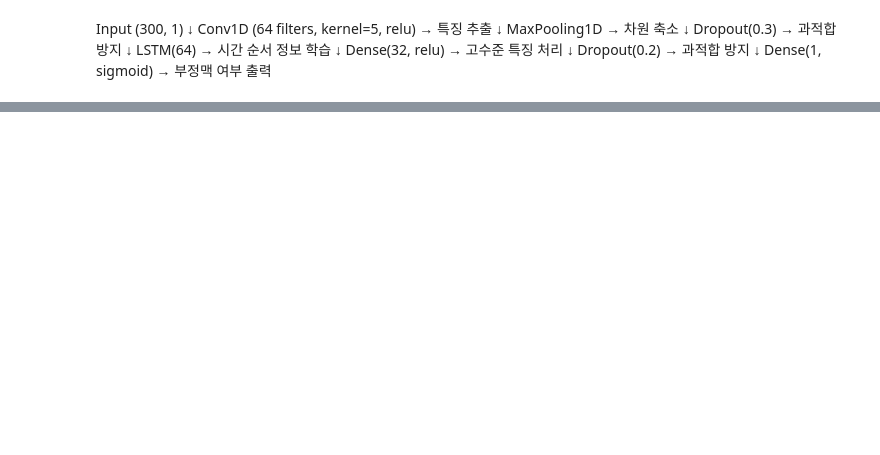
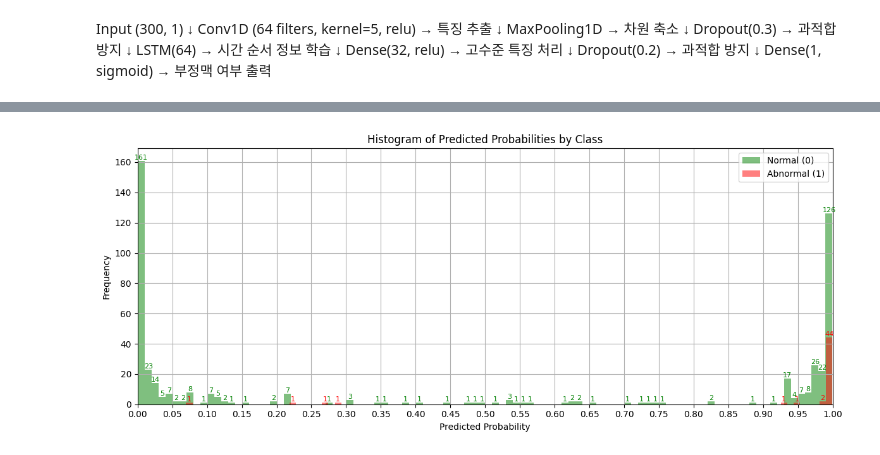
Before and after one commit to Freezens/ppg_project, a Jupyter notebook: Conv1D+LSTM.ipynb, the cells around one changed output, grey strips where cells are left out. Saved outputs shown, nothing was run; the diff lists cells and outputs as text; code cells hidden in the pictures; blank space fills up the shorter version.

```diff
--- a/Conv1D+LSTM.ipynb
+++ b/Conv1D+LSTM.ipynb
@@ -89,0 +236,34 @@ Validation Accuracy: 0.8200
+# %%
+import numpy as np
+import matplotlib.pyplot as plt
+
+plt.figure(figsize=(12, 5))
+
+# 히스토그램 직접 변수로 저장 (정상 클래스)
+n0, bins0, _ = plt.hist(y_pred_prob[y_test == 0], bins=100, alpha=0.5, label='Normal (0)', color='green')
+
+# 이상 클래스
+n1, bins1, _ = plt.hist(y_pred_prob[y_test == 1], bins=100, alpha=0.5, label='Abnormal (1)', color='red')
+
+# 숫자 표기 (빈도 수)
+for i in range(len(n0)):
+    if n0[i] > 0:
+        plt.text((bins0[i] + bins0[i+1]) / 2, n0[i], str(int(n0[i])), ha='center', va='bottom', fontsize=8, color='green')
+
+for i in range(len(n1)):
+    if n1[i] > 0:
+        plt.text((bins1[i] + bins1[i+1]) / 2, n1[i], str(int(n1[i])), ha='center', va='bottom', fontsize=8, color='red')
+
+# 스타일 및 라벨
+plt.title("Histogram of Predicted Probabilities by Class")
+plt.xlabel("Predicted Probability")
+plt.ylabel("Frequency")
+plt.legend()
+plt.grid(True)
+plt.xlim(0, 1)
+plt.xticks(np.linspace(0, 1, 21))  # 0.0 ~ 1.0 사이 눈금
+
+plt.tight_layout()
+plt.show()
+# %% [output]
+[figure, added]
```
Also changed, not shown: parts of 12 cells of this notebook, 1 other file.
